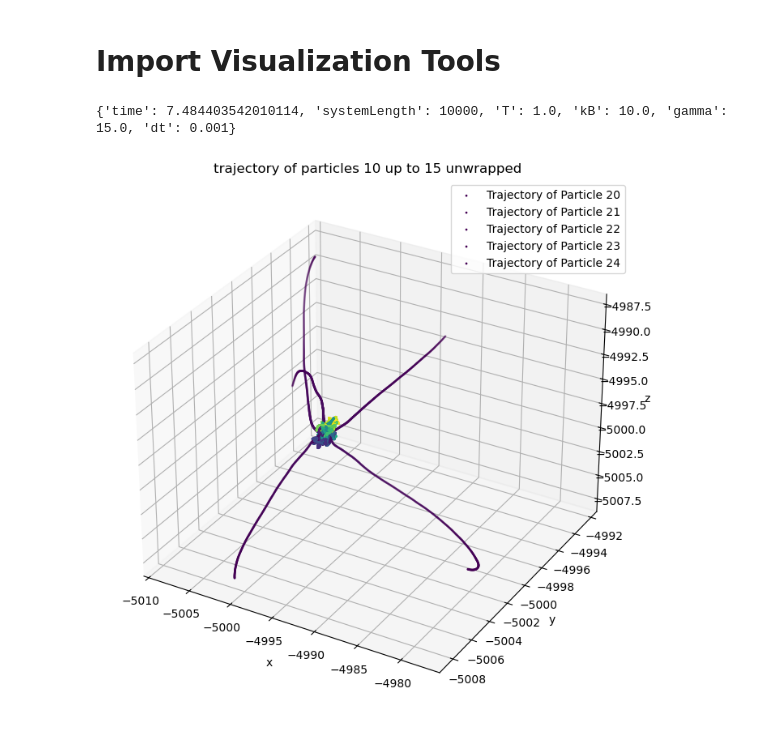
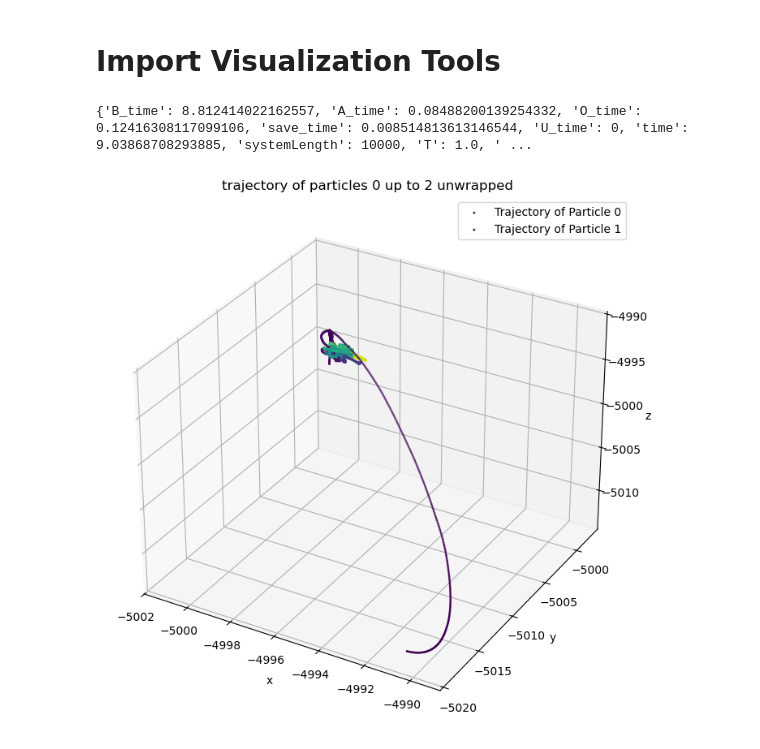
Before and after one commit to milesmg/langevin_integrator, a Jupyter notebook: src/main.ipynb, the cells around one changed output. Saved outputs shown, nothing was run; the diff lists cells and outputs as text; code cells hidden in the pictures.

```diff
--- a/src/main.ipynb
+++ b/src/main.ipynb
@@ -25,7 +25,7 @@ from visualizer import generate_video, generate_plot
 rng = np.random.default_rng(42)
 
 
-N= 100 # number of particles
+N= 150 # number of particles
 M = np.ones((N,1),dtype=float)
 dt = 1.e-3
 num_steps = 10**4
@@ -52,7 +52,9 @@ kSpring=.1
 pTable,qTable,UTable,other_Data = run(p0,q0,num_steps=num_steps,
                            N=N,M=M,dt=dt,gamma=gamma,kB=kB,T=T,systemLength=L,
                            potential_type="harmonic",
-                           timing = True,printing_steps=True)
+                           timing = True,printing_steps=True,
+                           saveU=False,
+                           add_noise = True)
 
 print(f"other data = {other_Data}")
 # %% [output]
@@ -95,23 +123,23 @@ if timing_experiments:
 # %%
 print(other_Data)
 # %% [output]
-{'time': 7.484403542010114, 'systemLength': 10000, 'T': 1.0, 'kB': 10.0, 'gamma': 15.0, 'dt': 0.001}
+{'B_time': 8.812414022162557, 'A_time': 0.08488200139254332, 'O_time': 0.12416308117099106, 'save_time': 0.008514813613146544, 'U_time': 0, 'time': 9.03868708293885, 'systemLength': 10000, 'T': 1.0, ' ...
 # %%
 from visualizer import generate_video, generate_plot
 
 # Visualize doesn't work yet
 def visualize(qTable,L,outfile:Optional[str]=None,show:bool= True):
     fig = generate_video(qTable,L,outfile=outfile if outfile else 'outfile.html')
     if show:
         fig.show(renderer= "browser")
 
 def plot(qTable,L,unwrap:bool = False,numParticles:int = 1,idx:Optional[int]=None):
     fig, ax = generate_plot(qTable,L,step=1,idx=0 if idx is None else idx,unwrap=unwrap,numParticles=numParticles)
     plt.show()
 
 
 
 # visualize(qTable=qTable,L=10**4,outfile='secondTry.html',show=False)
-plot(qTable=qTable,L=10**4,unwrap=True,numParticles=5,idx=10)
+plot(qTable=qTable,L=10**4,unwrap=True,numParticles=2,idx=0)
 # %% [output]
-[figure, old version]
+[figure, new version]
```
Also changed, not shown: parts of 3 cells of this notebook, 5 other files.
